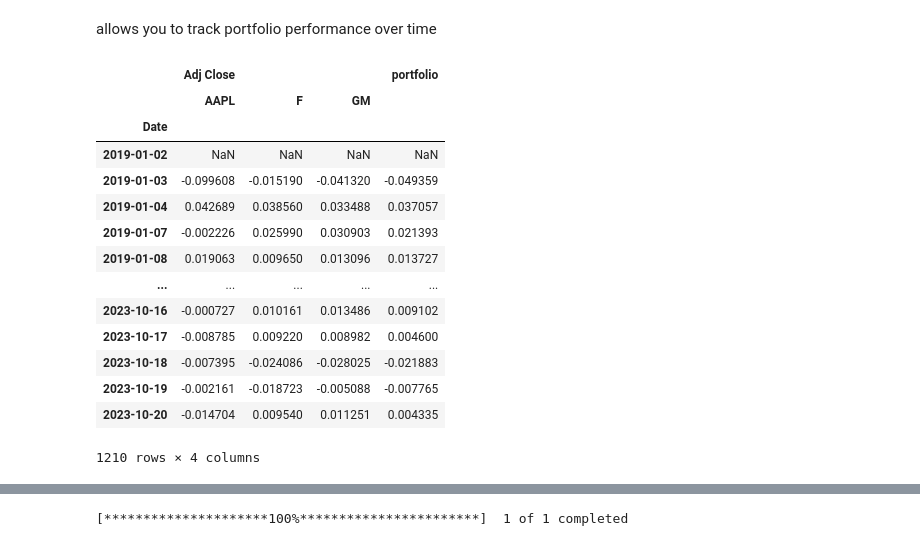
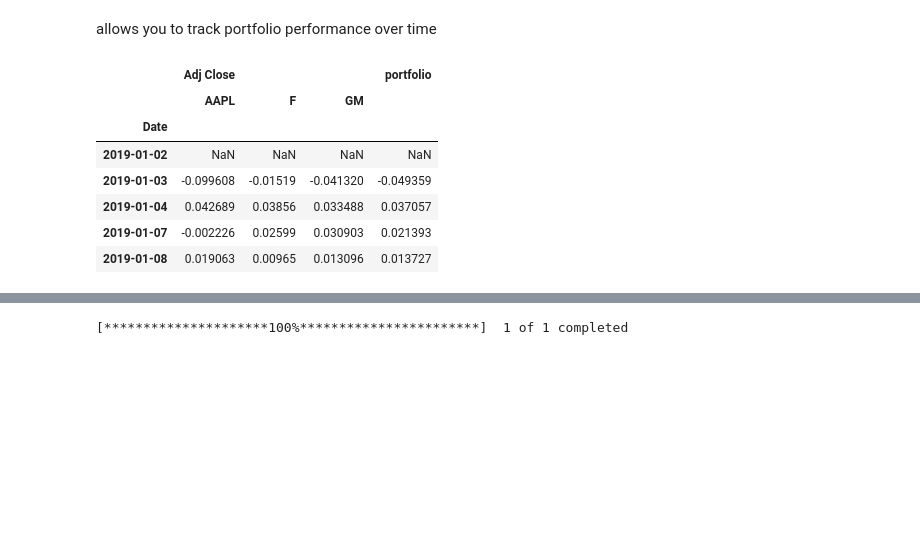
Before and after one commit to rahulakrish/portfolio_builder, a Jupyter notebook: code/new.ipynb, the cells around one changed output, grey strips where cells are left out. Cells and saved outputs as stored; diff of their text form; code cells hidden in the pictures; blank space fills up the shorter version.

```diff
--- a/code/new.ipynb
+++ b/code/new.ipynb
@@ -1248,7 +1248,7 @@ Adj Close  AAPL    0.001467
 dtype: float64
 # %%
 #assuming for 1000 you invest, you divvy them up in the following pctages among the 3 companies
-weights = [0.25,0.25,0.5]
+weights = np.array([0.25,0.25,0.5])
 
 portReturn = np.sum(meanDailyReturns*weights)
 portReturn
@@ -1260,20 +1260,13 @@ portReturn
 allows you to track portfolio performance over time
 # %%
 returns['portfolio'] = returns.dot(weights)
-returns
+returns.head()
 # %% [output]
 |  | Adj Close |  |  | portfolio |
 |  | AAPL | F | GM |  |
 | Date |  |  |  |  |
 | 2019-01-02 | NaN | NaN | NaN | NaN |
-| 2019-01-03 | -0.099608 | -0.015190 | -0.041320 | -0.049359 |
-| 2019-01-04 | 0.042689 | 0.038560 | 0.033488 | 0.037057 |
-| 2019-01-07 | -0.002226 | 0.025990 | 0.030903 | 0.021393 |
-| 2019-01-08 | 0.019063 | 0.009650 | 0.013096 | 0.013727 |
-| ... | ... | ... | ... | ... |
-| 2023-10-16 | -0.000727 | 0.010161 | 0.013486 | 0.009102 |
-| 2023-10-17 | -0.008785 | 0.009220 | 0.008982 | 0.004600 |
-| 2023-10-18 | -0.007395 | -0.024086 | -0.028025 | -0.021883 |
-| 2023-10-19 | -0.002161 | -0.018723 | -0.005088 | -0.007765 |
-| 2023-10-20 | -0.014704 | 0.009540 | 0.011251 | 0.004335 |
+| 2019-01-03 | -0.099608 | -0.01519 | -0.041320 | -0.049359 |
+| 2019-01-04 | 0.042689 | 0.03856 | 0.033488 | 0.037057 |
+| 2019-01-07 | -0.002226 | 0.02599 | 0.030903 | 0.021393 |
+| 2019-01-08 | 0.019063 | 0.00965 | 0.013096 | 0.013727 |
-1210 rows × 4 columns
```
Also changed, not shown: parts of 30 cells of this notebook.
